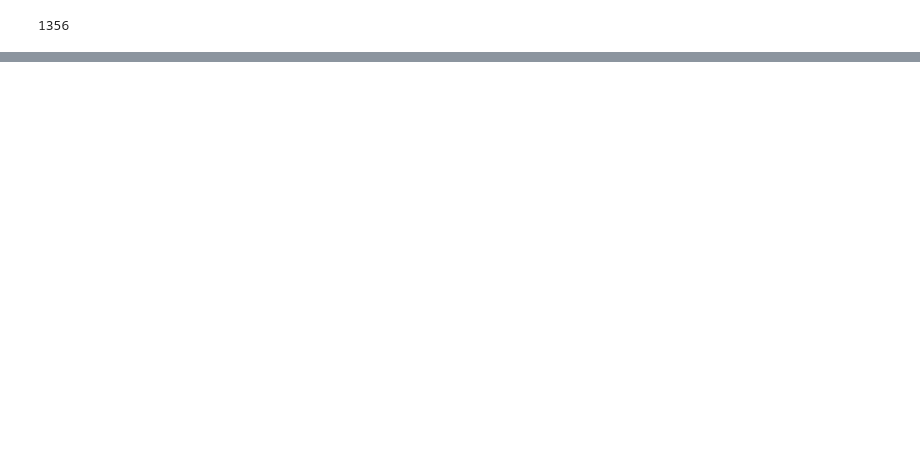
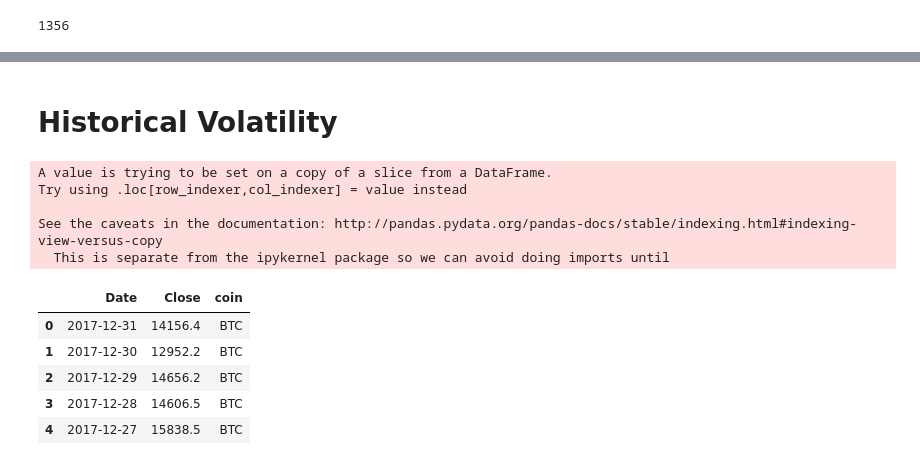
Before and after one commit to sharonsu94/cryptocurrency, a Jupyter notebook: Crypto+Analysis.ipynb, the cells around one changed output, grey strips where cells are left out. Saved outputs shown, nothing was run; the diff lists cells and outputs as text; code cells hidden in the pictures; blank space fills up the shorter version.

```diff
--- a/Crypto+Analysis.ipynb
+++ b/Crypto+Analysis.ipynb
@@ -55,0 +46,22 @@ top15
+# %% [markdown]
+# Historical Volatility
+# %%
+#Formatting dataframe
+top15 = top15[["Date", "Close", "coin"]]
+top15['Date'] = pd.to_datetime(top15['Date'])
+mask = (top15['Date'] > '2016-12-31') & (top15['Date'] <= '2017-12-31')
+top15 = top15.loc[mask]
+top15 = top15.reset_index(drop=True)
+top15.head()
+# %% [output]
+A value is trying to be set on a copy of a slice from a DataFrame.
+Try using .loc[row_indexer,col_indexer] = value instead
+
+See the caveats in the documentation: http://pandas.pydata.org/pandas-docs/stable/indexing.html#indexing-view-versus-copy
+  This is separate from the ipykernel package so we can avoid doing imports until
+|  | Date | Close | coin |
+| 0 | 2017-12-31 | 14156.4 | BTC |
+| 1 | 2017-12-30 | 12952.2 | BTC |
+| 2 | 2017-12-29 | 14656.2 | BTC |
+| 3 | 2017-12-28 | 14606.5 | BTC |
+| 4 | 2017-12-27 | 15838.5 | BTC |
```
Also changed, not shown: parts of 5 cells of this notebook.
